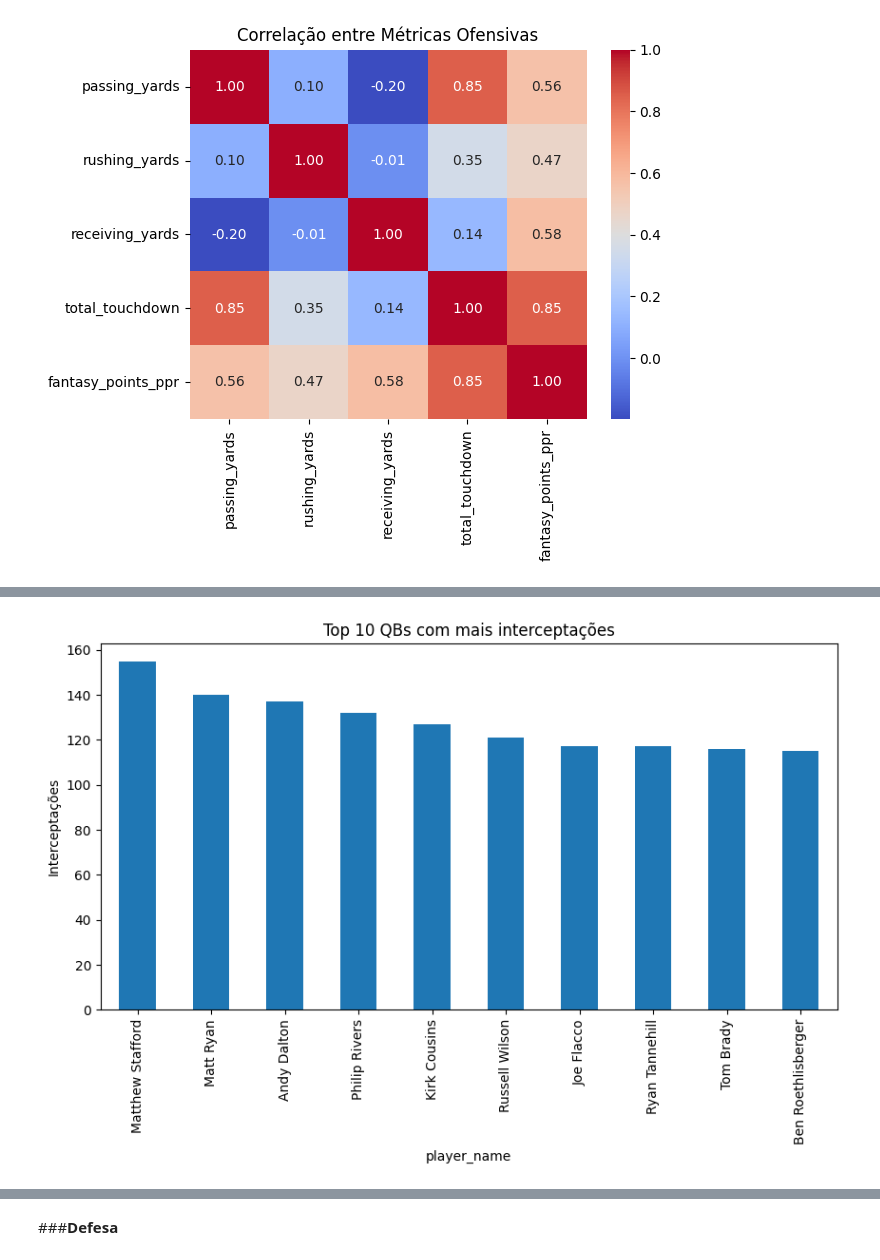
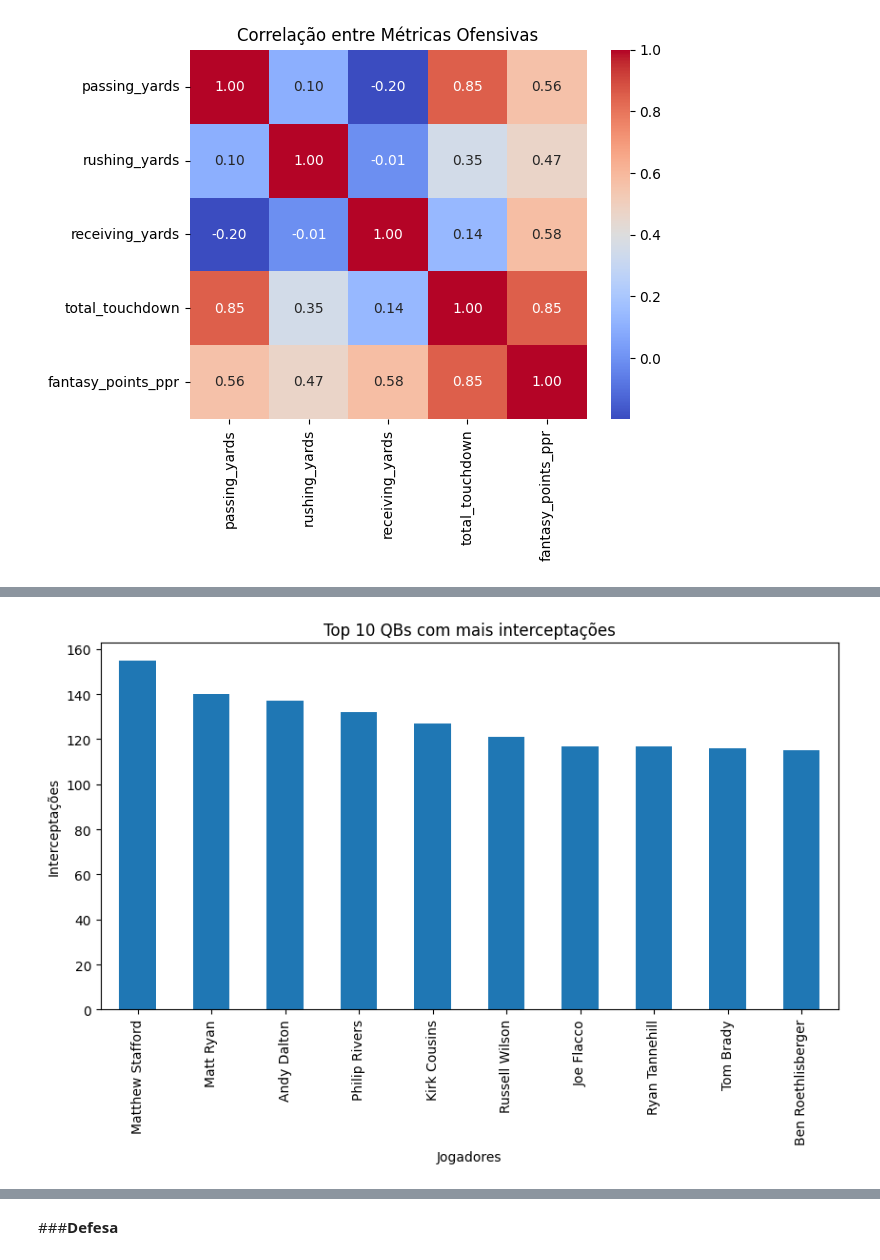
Before and after one commit to CarlosSotero/NFL_Stats_Players, a Jupyter notebook: NFL_Moderna.ipynb, the cells around one changed output, grey strips where cells are left out. Saved outputs shown, nothing was run; the diff lists cells and outputs as text; code cells hidden in the pictures.

```diff
--- a/NFL_Moderna.ipynb
+++ b/NFL_Moderna.ipynb
@@ -485,11 +509,12 @@ plt.show()
 # %%
 # Top QBs com mais interceptações
 top_qbs_int = qbs.groupby('player_name')['interception'].sum().nlargest(10)
 top_qbs_int.plot(kind='bar', figsize=(10,5), title='Top 10 QBs com mais interceptações')
 plt.ylabel('Interceptações')
+plt.xlabel('Jogadores')
 plt.show()
 # %% [output]
-[figure, old version]
+[figure, new version]
 # %%
 # Top QBs com mais interceptações nos últimos 4 anos
 top_qbs_int = qbs_recentes.groupby('player_name')['interception'].sum().nlargest(10)
```
Also changed, not shown: parts of 59 cells of this notebook.
